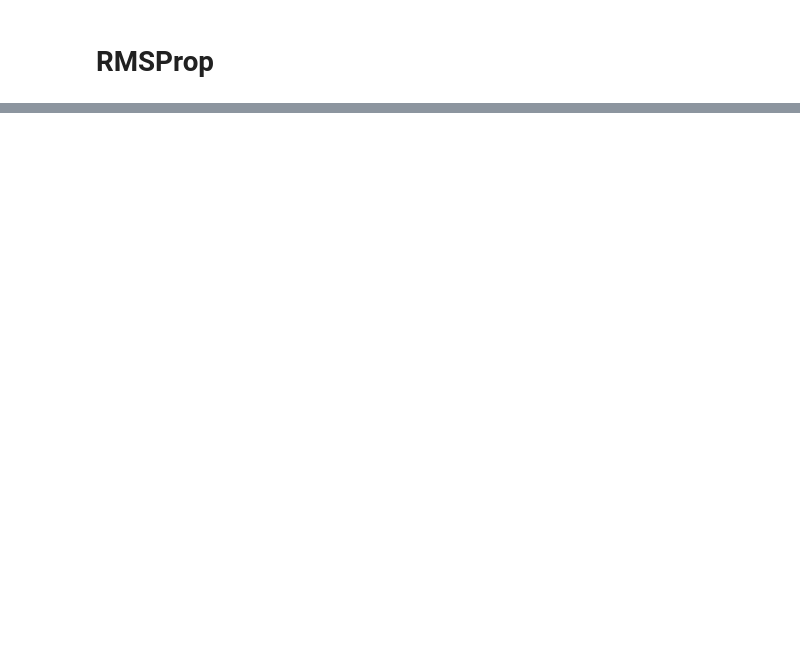
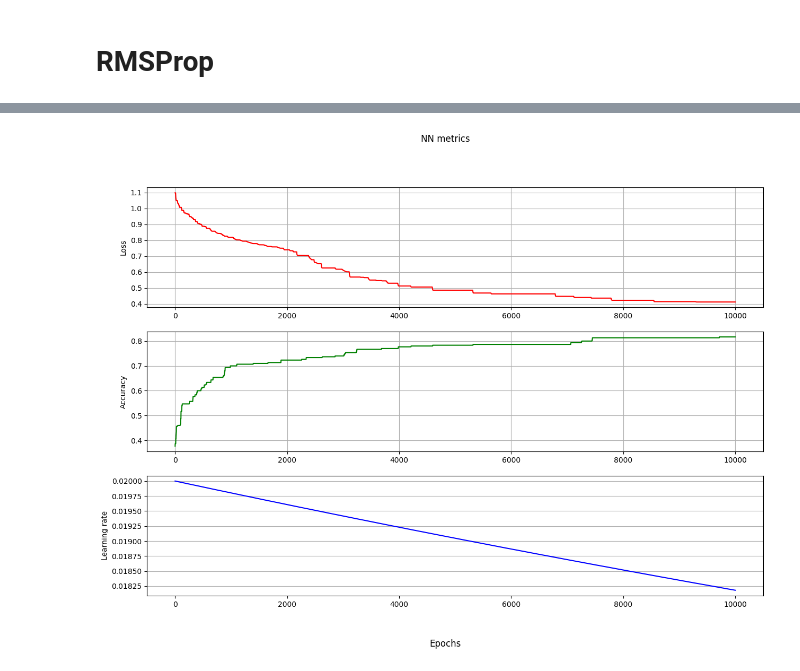
Before and after one commit to douglasmmachado/BatterySoC-Prediction, a Jupyter notebook: examples.ipynb, the cells around one changed output, grey strips where cells are left out. Drawn from its saved outputs; the diff is of its cells as text; code cells hidden in the pictures; blank space fills up the shorter version.

```diff
--- a/examples.ipynb
+++ b/examples.ipynb
@@ -1317,0 +1314,71 @@ Text(0.5, 0.01, 'Epochs')
+# %%
+#With AdaGrad
+
+#learning rate 1
+
+if __name__ == '__main__':
+
+  X, y = spiral_data(samples=100,classes = 3)
+
+  dense1 = Layer_Dense(2,64)
+  activation1 = Activation_ReLU()
+
+  dense2 = Layer_Dense(64,3)
+
+  loss_activation = Activation_Softmax_Loss_CategoricalCrossentropy()
+
+  optimizer = Optimizer_RMSprop(learning_rate = 0.02, decay = 1e-5, rho = 0.999)
+
+  best_loss_list = []
+  learning_rate_list = []
+  accuracy_list = []
+  lowest_loss = 9999999
+  highest_accuracy = 0
+
+  for epoch in range(10001):
+    dense1.forward(X)
+
+    activation1.forward(dense1.output)
+
+    dense2.forward(activation1.output)
+
+    loss= loss_activation.forward(dense2.output,y)
+    if loss < lowest_loss:
+      best_loss_list.append(loss)
+      lowest_loss = loss
+    else:
+      best_loss_list.append(lowest_loss)
+
+    predictions = np.argmax(loss_activation.output, axis=1)
+    if len(y.shape) == 2:
+      y = np.argmax(y,axis=1)
+    acc = np.mean(predictions==y)
+    if acc > highest_accuracy:
+      accuracy_list.append(acc)
+      highest_accuracy = acc
+    else:
+      accuracy_list.append(highest_accuracy)
+
+
+    if not epoch % 100:
+      print(f'epoch: {epoch} ' +
+            f'loss: {round(loss, 2)} ' +
+            f'acc: {round(acc,2)} ' +
+            f'lr: {optimizer.current_learning_rate}')
+
+    #Backward pass
+
+    loss_activation.backward(loss_activation.output,y)
+    dense2.backward(loss_activation.dinputs)
+
+    activation1.backward(dense2.dinputs)
+    dense1.backward(activation1.dinputs)
+
+    optimizer.pre_update_params()
+    optimizer.update_params(dense1)
+    optimizer.update_params(dense2)
+    optimizer.post_update_params()
+
+    learning_rate_list.append(optimizer.current_learning_rate)
+visu_metrics(best_loss_list, accuracy_list, learning_rate_list)
+# %% [output]
@@ -1317,0 +1402 @@ Text(0.5, 0.01, 'Epochs')
+[figure, added]
```
Also changed, not shown: parts of 13 cells of this notebook.
